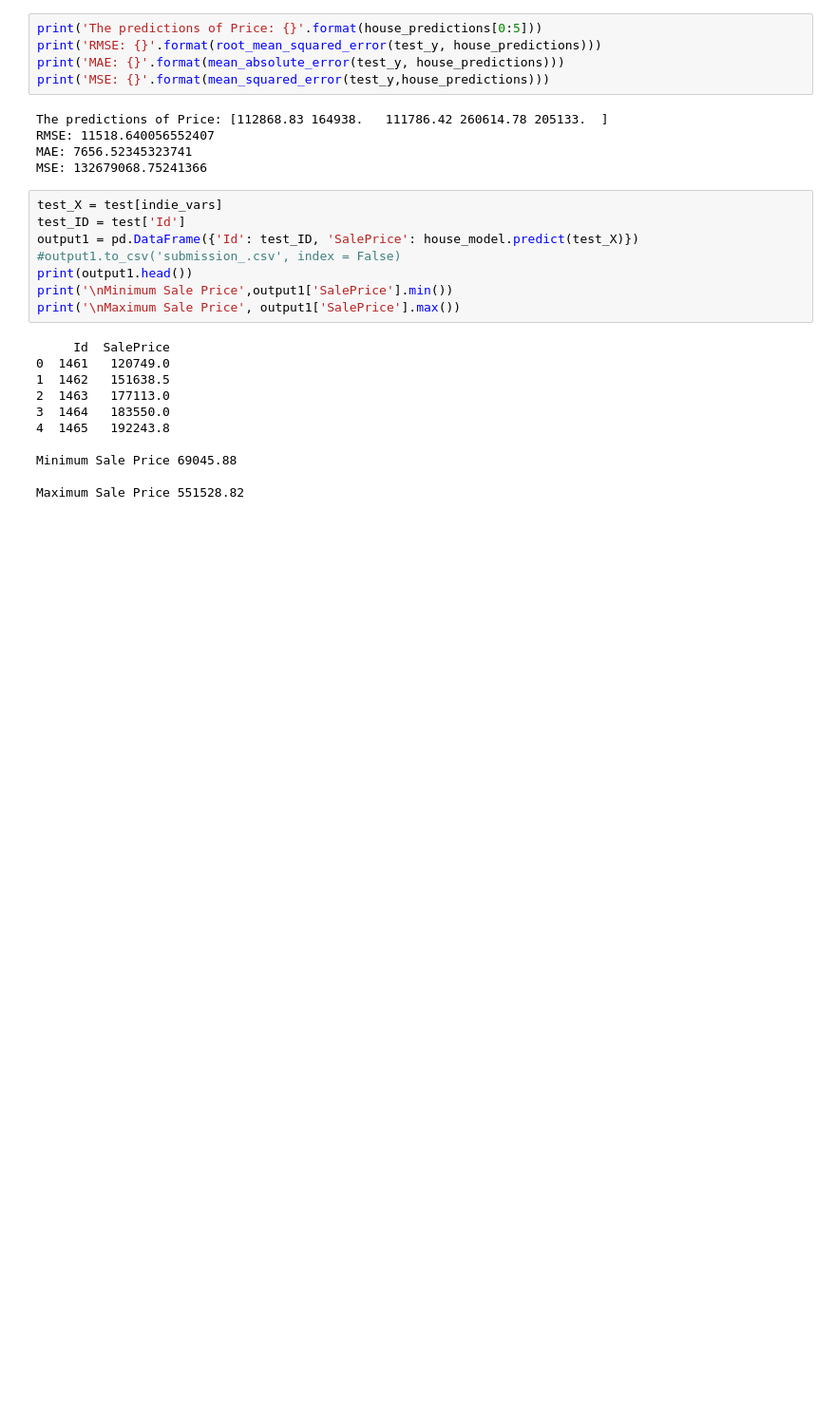
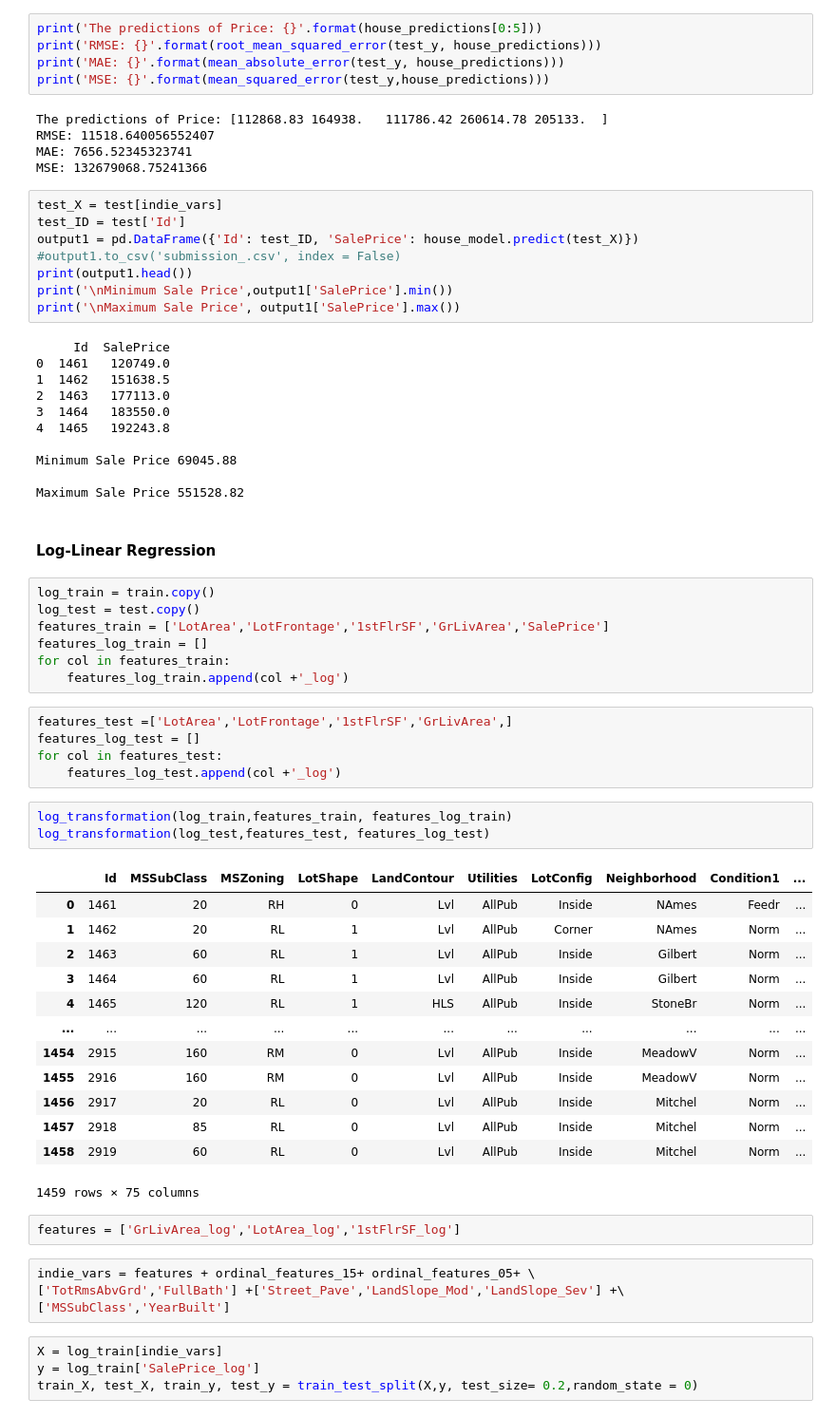
Before and after one commit to pvnt10503/Data-Analytics, a Jupyter notebook: ML/house_price.ipynb, the cells around one changed output. Shown at 95% size. Drawn from its saved outputs; the diff is of its cells as text; blank space fills up the shorter version.

```diff
--- a/ML/house_price.ipynb
+++ b/ML/house_price.ipynb
@@ -392,3 +396,44 @@ print('\nMaximum Sale Price', output1['SalePrice'].max())
 Minimum Sale Price 69045.88
 
 Maximum Sale Price 551528.82
+# %% [markdown]
+#### Log-Linear Regression
+# %%
+log_train = train.copy()
+log_test = test.copy()
+features_train = ['LotArea','LotFrontage','1stFlrSF','GrLivArea','SalePrice']
+features_log_train = []
+for col in features_train:
+    features_log_train.append(col +'_log')
+# %%
+features_test =['LotArea','LotFrontage','1stFlrSF','GrLivArea',]
+features_log_test = []
+for col in features_test:
+    features_log_test.append(col +'_log')
+# %%
+log_transformation(log_train,features_train, features_log_train)
+log_transformation(log_test,features_test, features_log_test)
+# %% [output]
+|  | Id | MSSubClass | MSZoning | LotShape | LandContour | Utilities | LotConfig | Neighborhood | Condition1 | ... |
+| 0 | 1461 | 20 | RH | 0 | Lvl | AllPub | Inside | NAmes | Feedr | ... |
+| 1 | 1462 | 20 | RL | 1 | Lvl | AllPub | Corner | NAmes | Norm | ... |
+| 2 | 1463 | 60 | RL | 1 | Lvl | AllPub | Inside | Gilbert | Norm | ... |
+| 3 | 1464 | 60 | RL | 1 | Lvl | AllPub | Inside | Gilbert | Norm | ... |
+| 4 | 1465 | 120 | RL | 1 | HLS | AllPub | Inside | StoneBr | Norm | ... |
+| ... | ... | ... | ... | ... | ... | ... | ... | ... | ... | ... |
+| 1454 | 2915 | 160 | RM | 0 | Lvl | AllPub | Inside | MeadowV | Norm | ... |
+| 1455 | 2916 | 160 | RM | 0 | Lvl | AllPub | Inside | MeadowV | Norm | ... |
+| 1456 | 2917 | 20 | RL | 0 | Lvl | AllPub | Inside | Mitchel | Norm | ... |
+| 1457 | 2918 | 85 | RL | 0 | Lvl | AllPub | Inside | Mitchel | Norm | ... |
+| 1458 | 2919 | 60 | RL | 0 | Lvl | AllPub | Inside | Mitchel | Norm | ... |
+1459 rows × 75 columns
+# %%
+features = ['GrLivArea_log','LotArea_log','1stFlrSF_log']
+# %%
+indie_vars = features + ordinal_features_15+ ordinal_features_05+ \
+['TotRmsAbvGrd','FullBath'] +['Street_Pave','LandSlope_Mod','LandSlope_Sev'] +\
+['MSSubClass','YearBuilt']
+# %%
+X = log_train[indie_vars]
+y = log_train['SalePrice_log']
+train_X, test_X, train_y, test_y = train_test_split(X,y, test_size= 0.2,random_state = 0)
```
Also changed, not shown: parts of 11 cells of this notebook.
